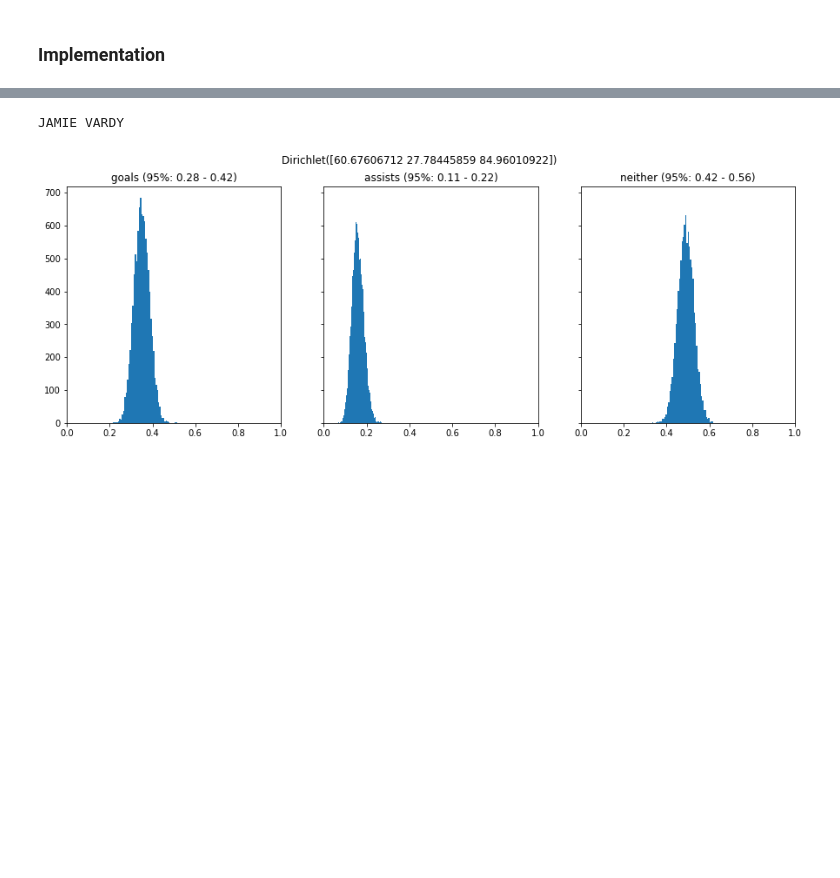
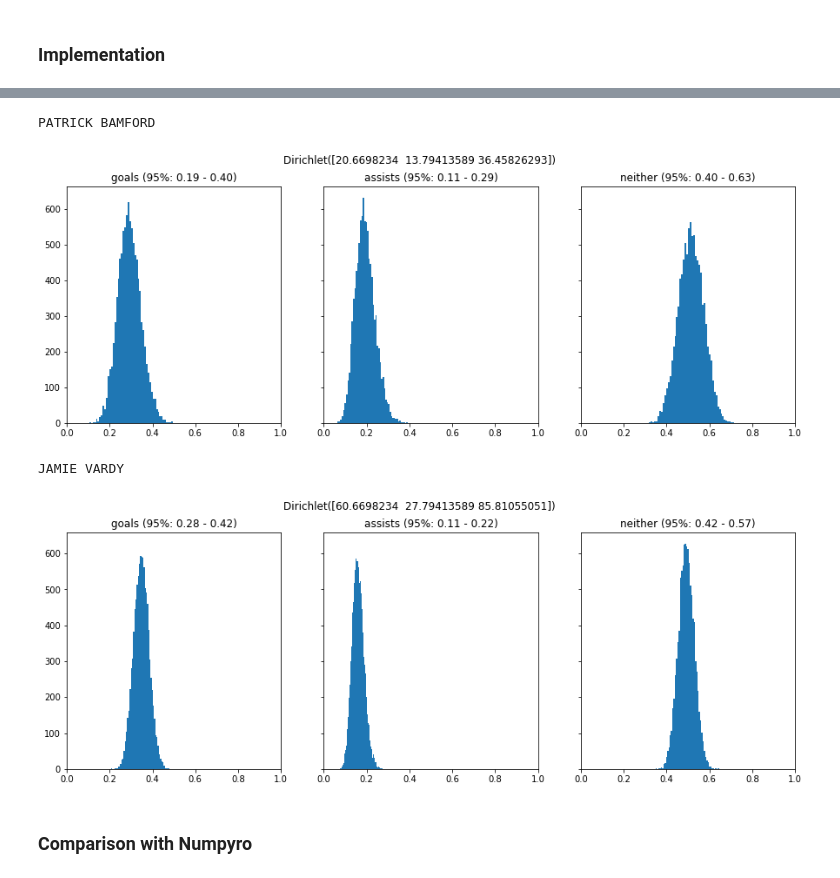
Before and after one commit to alan-turing-institute/AIrsenal, a Jupyter notebook: notebooks/conjugate_player_model.ipynb, the cells around one changed output, grey strips where cells are left out. Cells and saved outputs as stored; diff of their text form; code cells hidden in the pictures; blank space fills up the shorter version.

```diff
--- a/notebooks/conjugate_player_model.ipynb
+++ b/notebooks/conjugate_player_model.ipynb
@@ -292,7 +267,16 @@ ADAM ARMSTRONG
+# %%
+print("PATRICK BAMFORD")
+aa_id = get_player("Patrick Bamford").player_id
+plot_dirichlet(conj_model_fwd.posterior[conj_model_fwd.player_ids == aa_id].reshape(3))
+# %% [output]
+PATRICK BAMFORD
+[figure, added]
 # %%
 print("JAMIE VARDY")
 jv_id = get_player("Jamie Vardy").player_id
-plot_dirichlet(model_fwd.posterior[model_fwd.player_ids == jv_id].reshape(3))
+plot_dirichlet(conj_model_fwd.posterior[conj_model_fwd.player_ids == jv_id].reshape(3))
 # %% [output]
 JAMIE VARDY
-[figure, old version]
+[figure, new version]
+# %% [markdown]
+### Comparison with Numpyro
```
Also changed, not shown: parts of 23 cells of this notebook, 1 other file.
